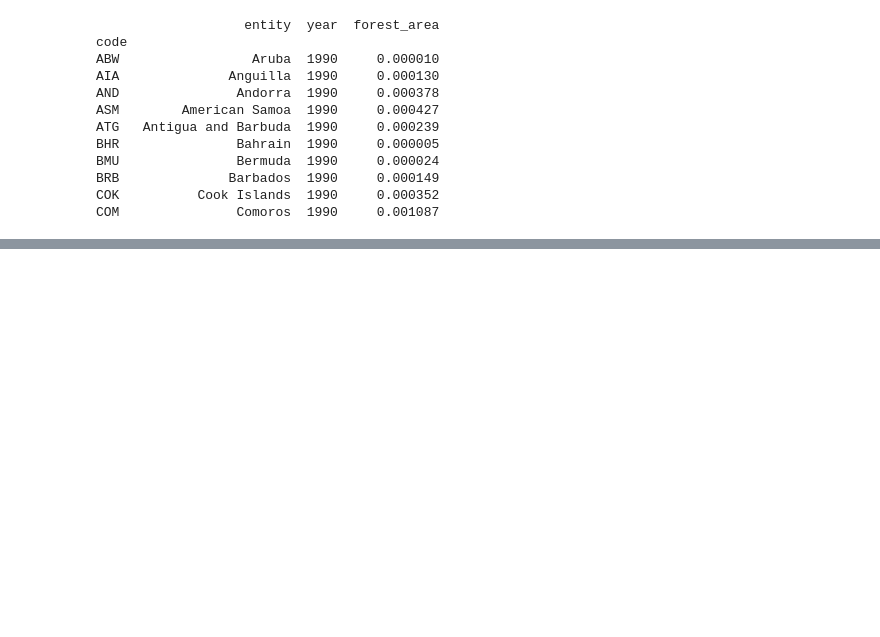
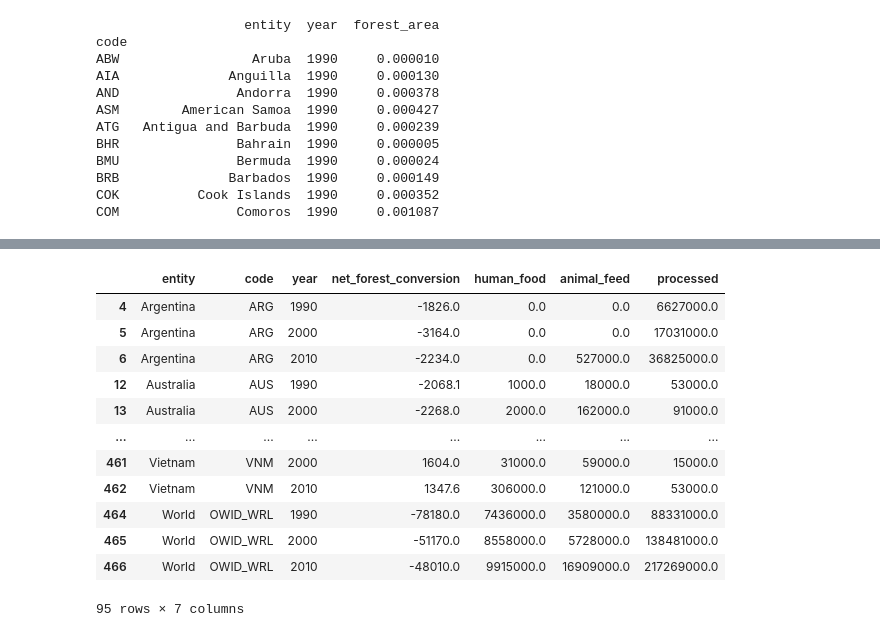
Before and after one commit to jshamsho/Python-Practice, a Jupyter notebook: forests/forests.ipynb, the cells around one changed output, grey strips where cells are left out. Cells and saved outputs as stored; diff of their text form; code cells hidden in the pictures; blank space fills up the shorter version.

```diff
--- a/forests/forests.ipynb
+++ b/forests/forests.ipynb
@@ -242,0 +361,41 @@ There are a few techniques we can use to answer that question with the data at h
+# %%
+soybean_use = vegetable_oil.pivot_table(index=['entity', 'year', 'code'],
+                         columns='crop_oil',
+                         values='production').reset_index()
+begin_seq = [1985, 1995, 2005, 2010]
+end_seq = [1989, 1999, 2009, 2014]
+
+vegetable_oil_concat = pd.DataFrame()
+for i in range(len(begin_seq)):
+    vegetable_oil_seq = vegetable_oil_long[(vegetable_oil_long['year'] >= begin_seq[i]) &
+                       (vegetable_oil_long['year'] <= end_seq[i])].groupby(['entity', 'code']).mean().reset_index()
+    vegetable_oil_seq['year'] = end_seq[i] + 1
+    vegetable_oil_concat = vegetable_oil_concat.append(vegetable_oil_seq)
+# %%
+soybean_use.head()
+soybean_use_concat = pd.DataFrame()
+for i in range(len(begin_seq)):
+    soybean_use_seq = soybean_use[(soybean_use['year'] >= begin_seq[i]) &
+                       (soybean_use['year'] <= end_seq[i])].groupby(['entity', 'code']).mean().reset_index()
+    soybean_use_seq['year'] = end_seq[i] + 1
+    soybean_use_concat = soybean_use_concat.append(soybean_use)
+
+
+forest_merged = forest.merge(soybean_use, on=['entity', 'year', 'code'], how='left')
+# pd.isna(forest_merged)
+forest_merged = forest_merged[~forest_merged.isnull().any(axis=1)]
+forest_merged
+# %% [output]
+|  | entity | code | year | net_forest_conversion | human_food | animal_feed | processed |
+| 4 | Argentina | ARG | 1990 | -1826.0 | 0.0 | 0.0 | 6627000.0 |
+| 5 | Argentina | ARG | 2000 | -3164.0 | 0.0 | 0.0 | 17031000.0 |
+| 6 | Argentina | ARG | 2010 | -2234.0 | 0.0 | 527000.0 | 36825000.0 |
+| 12 | Australia | AUS | 1990 | -2068.1 | 1000.0 | 18000.0 | 53000.0 |
+| 13 | Australia | AUS | 2000 | -2268.0 | 2000.0 | 162000.0 | 91000.0 |
+| ... | ... | ... | ... | ... | ... | ... | ... |
+| 461 | Vietnam | VNM | 2000 | 1604.0 | 31000.0 | 59000.0 | 15000.0 |
+| 462 | Vietnam | VNM | 2010 | 1347.6 | 306000.0 | 121000.0 | 53000.0 |
+| 464 | World | OWID_WRL | 1990 | -78180.0 | 7436000.0 | 3580000.0 | 88331000.0 |
+| 465 | World | OWID_WRL | 2000 | -51170.0 | 8558000.0 | 5728000.0 | 138481000.0 |
+| 466 | World | OWID_WRL | 2010 | -48010.0 | 9915000.0 | 16909000.0 | 217269000.0 |
+95 rows × 7 columns
```
Also changed, not shown: parts of 24 cells of this notebook.
